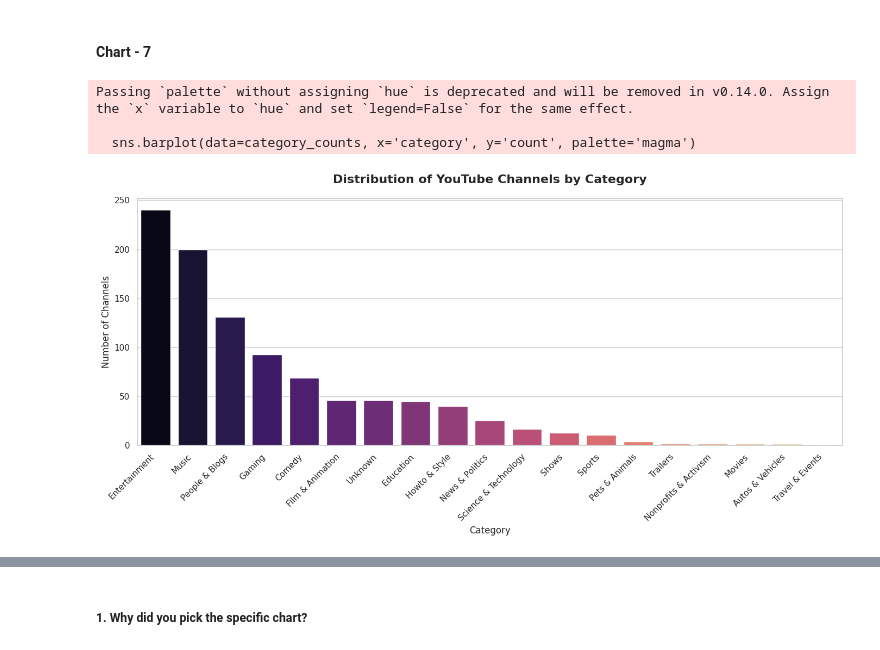
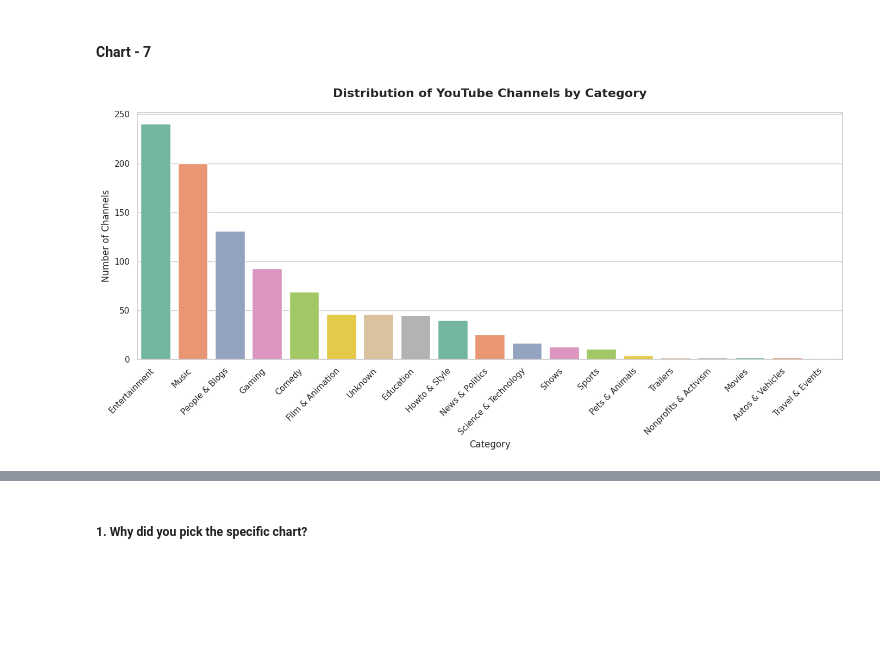
Before and after one commit to Sneha8126/Sneha-EDA-Submission-Template, a Jupyter notebook: Sneha_EDA_Submission_Template.ipynb, the cells around one changed output, grey strips where cells are left out. Cells and saved outputs as stored; diff of their text form; code cells hidden in the pictures; blank space fills up the shorter version.

```diff
--- a/Sneha_EDA_Submission_Template.ipynb
+++ b/Sneha_EDA_Submission_Template.ipynb
@@ -82,6 +87,6 @@ import seaborn as sns
 # %%
 # Load Dataset
-df = pd.read_csv('/content/Global YouTube Statistics.csv',encoding='utf-8',encoding_errors='ignore')
+df = pd.read_csv('/content/drive/MyDrive/Global YouTube Statistics.csv',encoding='utf-8',encoding_errors='ignore')
 # %% [markdown]
 ### Dataset First View
 # %%
@@ -714,21 +686,18 @@ No. The chart shows the average subscribers for channels grouped by creation yea
 # %%
 # Chart - 7 visualization code
 
 # Styling setup
 sns.set_theme(style="whitegrid")
 plt.figure(figsize=(14, 7))
 
-sns.barplot(data=category_counts, x='category', y='count', palette='magma')
+sns.barplot(data=category_counts, x='category', y='count', palette='Set2',hue='category',legend=False)
 
 plt.title('Distribution of YouTube Channels by Category', fontsize=16, fontweight='bold', pad=20)
 plt.xlabel('Category', fontsize=12)
 plt.ylabel('Number of Channels', fontsize=12)
 plt.xticks(rotation=45, ha='right')
 
 plt.tight_layout()
 plt.show()
 # %% [output]
-Passing `palette` without assigning `hue` is deprecated and will be removed in v0.14.0. Assign the `x` variable to `hue` and set `legend=False` for the same effect.
-
-  sns.barplot(data=category_counts, x='category', y='count', palette='magma')
-[figure, old version]
+[figure, new version]
```
Also changed, not shown: parts of 22 cells of this notebook.
